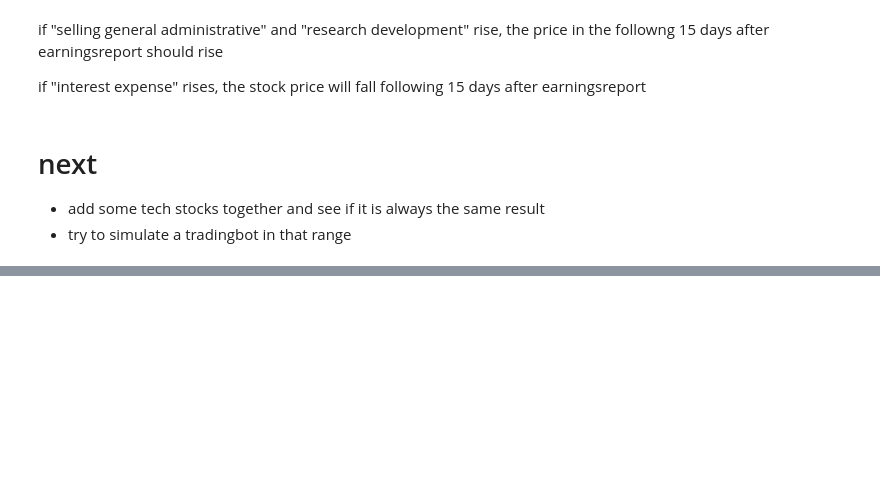
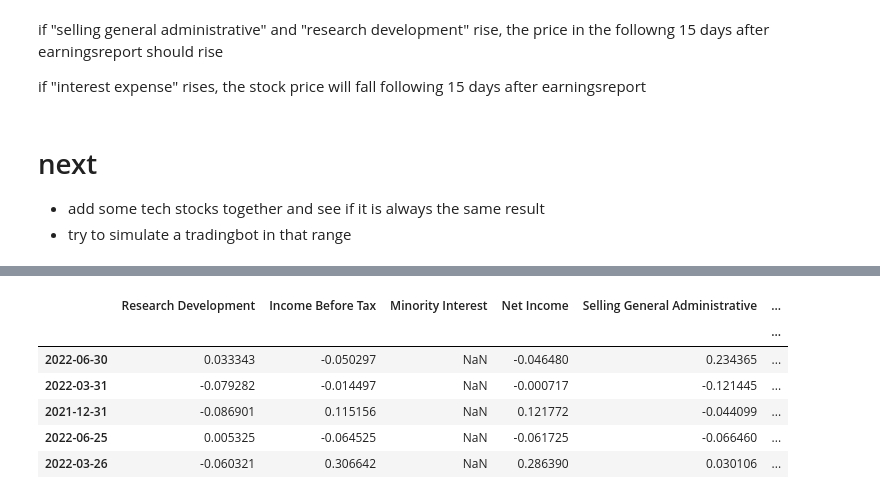
Before and after one commit to JustinGuese/tradingbot22-tradingbots, a Jupyter notebook: jupyternotebooks/earnings-calendar.ipynb, the cells around one changed output, grey strips where cells are left out. Cells and saved outputs as stored; diff of their text form; code cells hidden in the pictures; blank space fills up the shorter version.

```diff
--- a/jupyternotebooks/earnings-calendar.ipynb
+++ b/jupyternotebooks/earnings-calendar.ipynb
@@ -327,3 +327,12 @@ if "interest expense" rises, the stock price will fall following 15 days after e
 
 - add some tech stocks together and see if it is always the same result
 - try to simulate a tradingbot in that range
+# %%
+def quarterKeyErrorFix(quarter, closedata):
+    try:
+        _ = closedata.loc[quarter]["Close"]
+        return quarter
+    except KeyError:
+        for i in range(len(closedata)):
+            if closedata.index[i] >= quarter:
+                return closedata.index[i]
@@ -329,0 +467,11 @@ if "interest expense" rises, the stock price will fall following 15 days after e
+# %%
+quarterlies = quarterlies.dropna(how="all", axis=1)
+quarterlies.head()
+# %% [output]
+|  | Research Development | Income Before Tax | Minority Interest | Net Income | Selling General Administrative | ... |
+|  |  |  |  |  |  | ... |
+| 2022-06-30 | 0.033343 | -0.050297 | NaN | -0.046480 | 0.234365 | ... |
+| 2022-03-31 | -0.079282 | -0.014497 | NaN | -0.000717 | -0.121445 | ... |
+| 2021-12-31 | -0.086901 | 0.115156 | NaN | 0.121772 | -0.044099 | ... |
+| 2022-06-25 | 0.005325 | -0.064525 | NaN | -0.061725 | -0.066460 | ... |
+| 2022-03-26 | -0.060321 | 0.306642 | NaN | 0.286390 | 0.030106 | ... |
```
Also changed, not shown: parts of 7 cells of this notebook, 1 other file.
